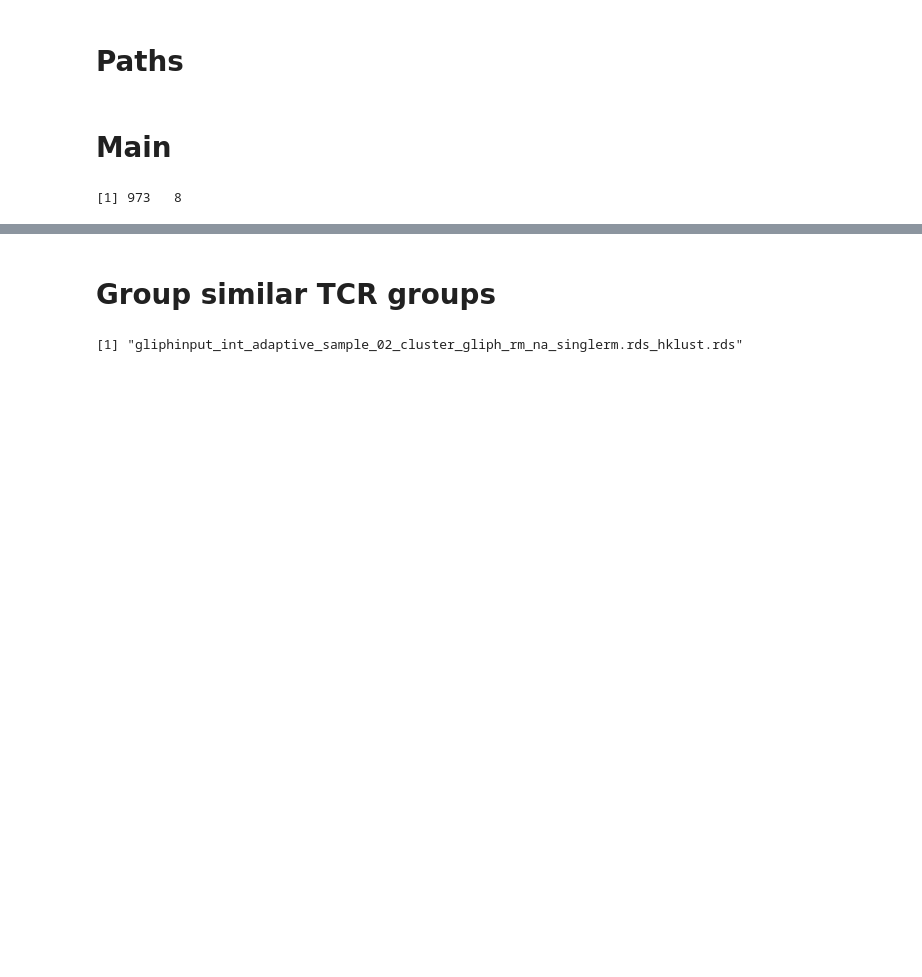
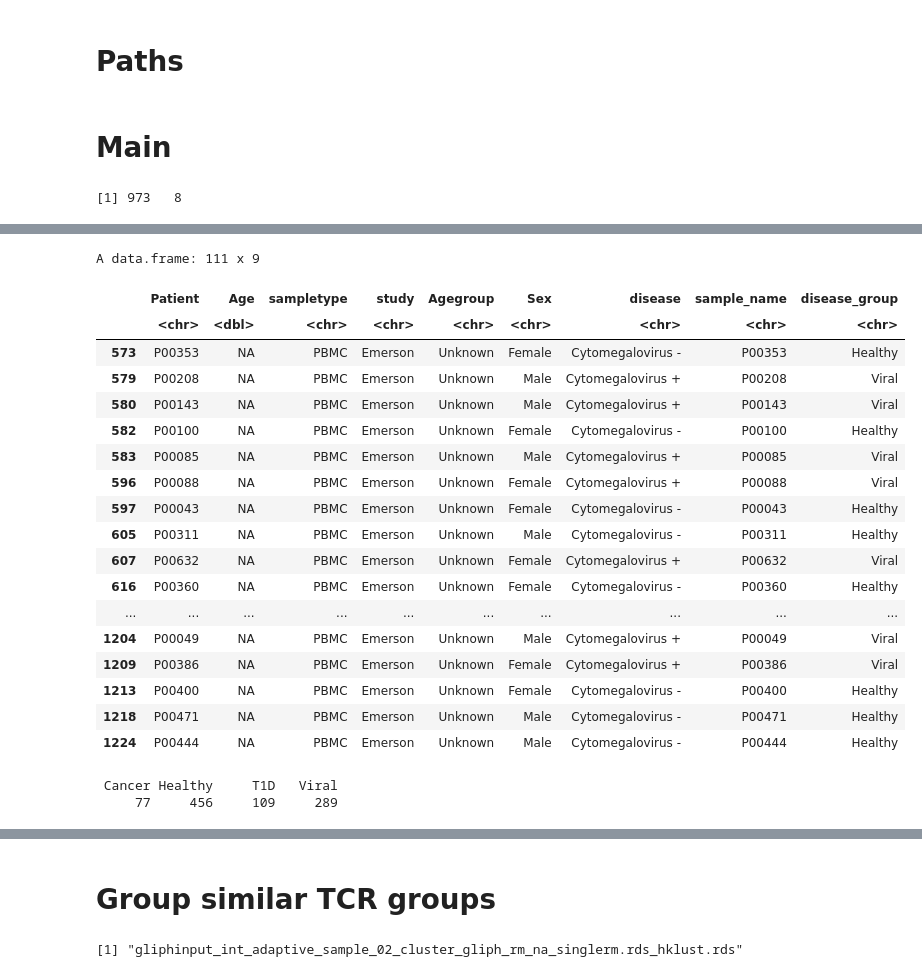
Before and after one commit to pughlab/ped_CapTCRseq, a Jupyter notebook: notebooks/15_gliph_diff_abundance.ipynb, the cells around one changed output, grey strips where cells are left out. Saved outputs shown, nothing was run; the diff lists cells and outputs as text; code cells hidden in the pictures; blank space fills up the shorter version.

```diff
--- a/notebooks/15_gliph_diff_abundance.ipynb
+++ b/notebooks/15_gliph_diff_abundance.ipynb
@@ -67,0 +84,5 @@ dim(discovery_metadata)
+# %%
+# remove non normal non cancer samples
+discovery_metadata <- discovery_metadata[!discovery_metadata$disease %in%
+c("KD", "MAS", "LFS",  "Emerson_unknown",
+"MIS-C SARSCoV2Neg",  "sJIA"), ]
@@ -67,0 +100,20 @@ dim(discovery_metadata)
+# %%
+# make a new variable for the disease
+# Group Leukemia, Lymphoma and Solid together as Cancer
+discovery_metadata$disease_group <- discovery_metadata$disease
+
+discovery_metadata$disease_group[discovery_metadata$disease %in% c("Leukemia", "Lymphoma", "Solid")] <- "Cancer"
+
+discovery_metadata$disease_group[discovery_metadata$disease %in% c("Ctrl", # from Mitchell
+                                                                    "Peds healthy Control", # from Henderson
+                                                                    "Peds febrile Control", # from Henderson
+                                                                    "Cytomegalovirus -", # from Emerson
+                                                                    "Normal" # from INTERCEPT
+                                                                    )] <- "Healthy"
+
+discovery_metadata$disease_group[discovery_metadata$disease %in% c("MIS-C SARSCoV2Pos", # from Henderson
+                                                                    "Peds COVID19", # from Henderson
+                                                                    "Cytomegalovirus +" # from Emerson
+                                                                    )] <- "Viral"
+
+discovery_metadata$disease_group[discovery_metadata$disease %in% c("T1D")] <- "T1D" # from Mitchell
@@ -67,0 +134,27 @@ dim(discovery_metadata)
+# %%
+discovery_metadata[ discovery_metadata$Agegroup == "Unknown", ]
+# %% [output]
+A data.frame: 111 x 9
+|  | Patient | Age | sampletype | study | Agegroup | Sex | disease | sample_name | disease_group |
+|  | <chr> | <dbl> | <chr> | <chr> | <chr> | <chr> | <chr> | <chr> | <chr> |
+| 573 | P00353 | NA | PBMC | Emerson | Unknown | Female | Cytomegalovirus - | P00353 | Healthy |
+| 579 | P00208 | NA | PBMC | Emerson | Unknown | Male | Cytomegalovirus + | P00208 | Viral |
+| 580 | P00143 | NA | PBMC | Emerson | Unknown | Male | Cytomegalovirus + | P00143 | Viral |
+| 582 | P00100 | NA | PBMC | Emerson | Unknown | Female | Cytomegalovirus - | P00100 | Healthy |
+| 583 | P00085 | NA | PBMC | Emerson | Unknown | Male | Cytomegalovirus + | P00085 | Viral |
+| 596 | P00088 | NA | PBMC | Emerson | Unknown | Female | Cytomegalovirus + | P00088 | Viral |
+| 597 | P00043 | NA | PBMC | Emerson | Unknown | Female | Cytomegalovirus - | P00043 | Healthy |
+| 605 | P00311 | NA | PBMC | Emerson | Unknown | Male | Cytomegalovirus - | P00311 | Healthy |
+| 607 | P00632 | NA | PBMC | Emerson | Unknown | Female | Cytomegalovirus + | P00632 | Viral |
+| 616 | P00360 | NA | PBMC | Emerson | Unknown | Female | Cytomegalovirus - | P00360 | Healthy |
+| ... | ... | ... | ... | ... | ... | ... | ... | ... | ... |
+| 1204 | P00049 | NA | PBMC | Emerson | Unknown | Male | Cytomegalovirus + | P00049 | Viral |
+| 1209 | P00386 | NA | PBMC | Emerson | Unknown | Female | Cytomegalovirus + | P00386 | Viral |
+| 1213 | P00400 | NA | PBMC | Emerson | Unknown | Female | Cytomegalovirus - | P00400 | Healthy |
+| 1218 | P00471 | NA | PBMC | Emerson | Unknown | Male | Cytomegalovirus - | P00471 | Healthy |
+| 1224 | P00444 | NA | PBMC | Emerson | Unknown | Male | Cytomegalovirus - | P00444 | Healthy |
+# %%
+table(discovery_metadata$disease_group, useNA = "ifany")
+# %% [output]
+ Cancer Healthy     T1D   Viral
+     77     456     109     289
```
Also changed, not shown: parts of 81 cells of this notebook.
